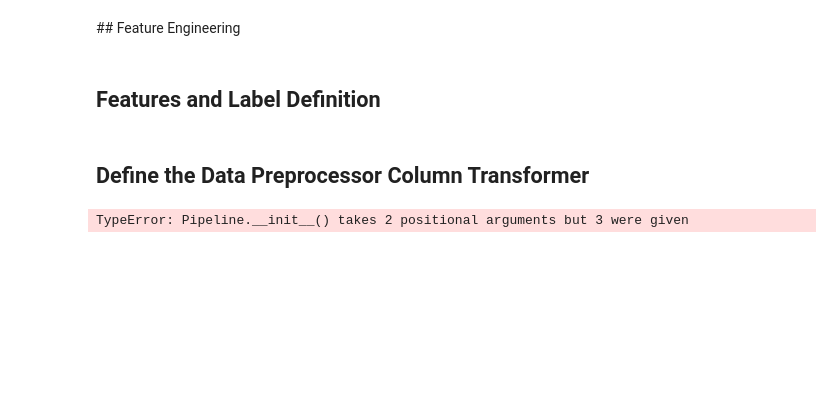
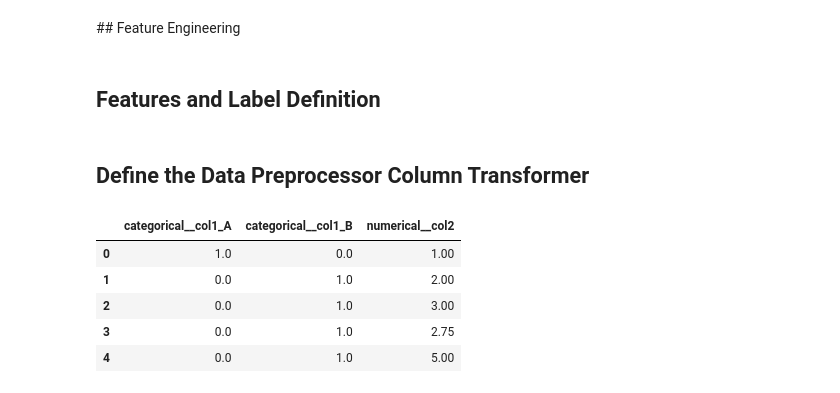
Before and after one commit to Volscente/kaggle_tps, a Jupyter notebook: notebooks/S3E15/heat_flux_feature_imputation.ipynb, the cells around one changed output. Saved outputs shown, nothing was run; the diff lists cells and outputs as text; code cells hidden in the pictures; blank space fills up the shorter version.

```diff
--- a/notebooks/S3E15/heat_flux_feature_imputation.ipynb
+++ b/notebooks/S3E15/heat_flux_feature_imputation.ipynb
@@ -564,18 +564,26 @@ labels = ['x_e_out [-]']
 # %% [markdown]
 ## Define the Data Preprocessor Column Transformer
 # %%
-dummy_data_2 = pd.DataFrame({'col1': ['A', 'B', 'B', 'B', None]})
+dummy_data_2 = pd.DataFrame({'col1': ['A', 'B', 'B', 'B', None],
+                             'col2': [1, 2, 3, None, 5]})
 
 data_preprocessor_dummy = ColumnTransformer(
     transformers=[
-        ('categoricalPipeline([
+        ('categorical',
+         Pipeline([
             ('imputer', SimpleImputer(missing_values=None, strategy='most_frequent', copy=False)),
             ('one_hot_encoder', OneHotEncoder())
-        ]), ['col1'])
+         ]), ['col1']),
+        ('numerical', SimpleImputer(), ['col2'])
     ])
 
 result = pd.DataFrame(data_preprocessor_dummy.fit_transform(dummy_data_2), columns=data_preprocessor_dummy.get_feature_names_out())
 
 result.head()
 # %% [output]
-TypeError: Pipeline.__init__() takes 2 positional arguments but 3 were given
+|  | categorical__col1_A | categorical__col1_B | numerical__col2 |
+| 0 | 1.0 | 0.0 | 1.00 |
+| 1 | 0.0 | 1.0 | 2.00 |
+| 2 | 0.0 | 1.0 | 3.00 |
+| 3 | 0.0 | 1.0 | 2.75 |
+| 4 | 0.0 | 1.0 | 5.00 |
```
